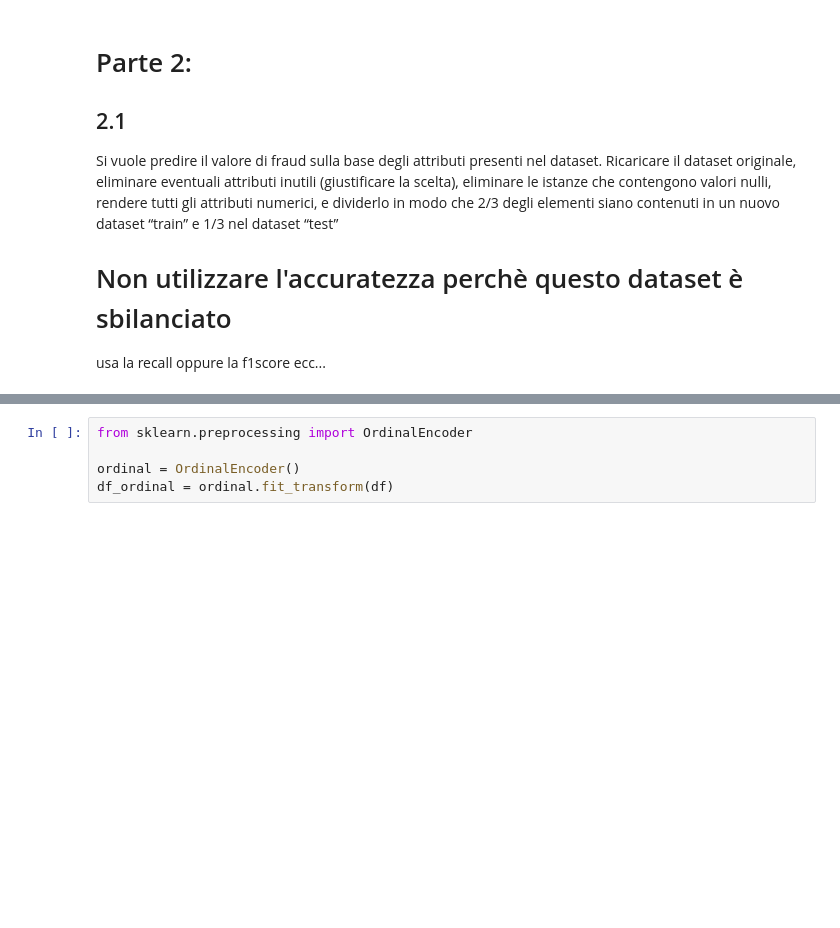
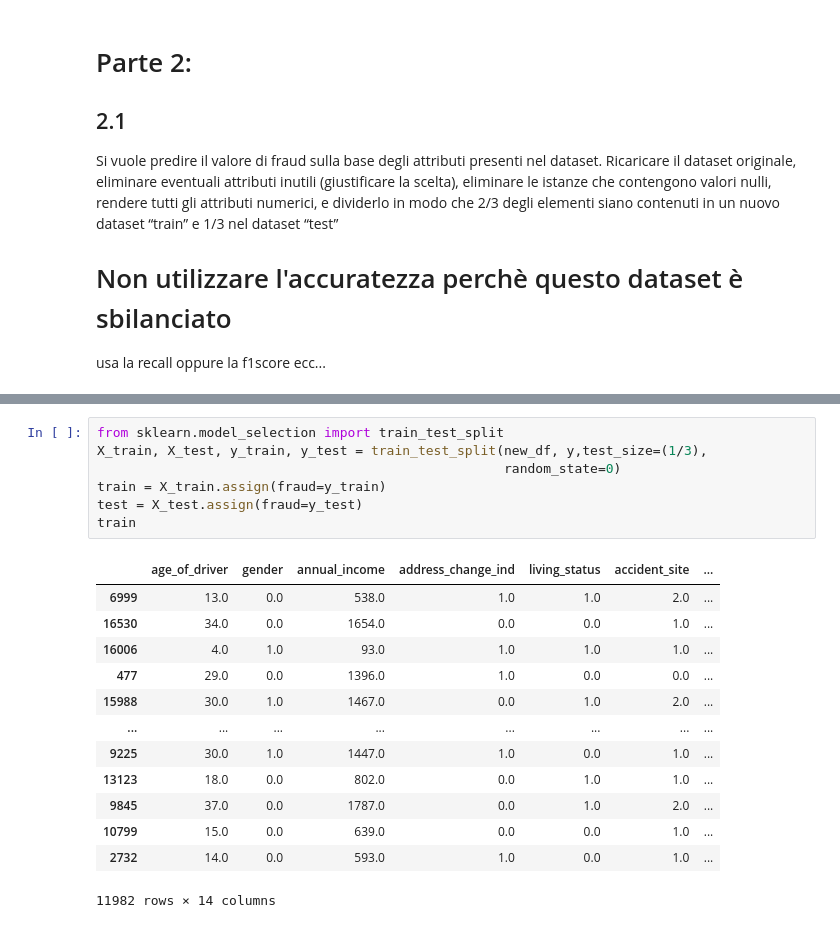
Before and after one commit to Rdm-Nico/BDTA, a Jupyter notebook: Esercitazioni/Esami/10_01_22.ipynb, the cells around one changed output, grey strips where cells are left out. Drawn from its saved outputs; the diff is of its cells as text; blank space fills up the shorter version.

```diff
--- a/Esercitazioni/Esami/10_01_22.ipynb
+++ b/Esercitazioni/Esami/10_01_22.ipynb
@@ -208,6 +202,22 @@ df
-# %%
-from sklearn.preprocessing import OrdinalEncoder
-
-ordinal = OrdinalEncoder()
-df_ordinal = ordinal.fit_transform(df)
+# %%
+from sklearn.model_selection import train_test_split
+X_train, X_test, y_train, y_test = train_test_split(new_df, y,test_size=(1/3),
+                                                    random_state=0)
+train = X_train.assign(fraud=y_train)
+test = X_test.assign(fraud=y_test)
+train
+# %% [output]
+|  | age_of_driver | gender | annual_income | address_change_ind | living_status | accident_site | ... |
+| 6999 | 13.0 | 0.0 | 538.0 | 1.0 | 1.0 | 2.0 | ... |
+| 16530 | 34.0 | 0.0 | 1654.0 | 0.0 | 0.0 | 1.0 | ... |
+| 16006 | 4.0 | 1.0 | 93.0 | 1.0 | 1.0 | 1.0 | ... |
+| 477 | 29.0 | 0.0 | 1396.0 | 1.0 | 0.0 | 0.0 | ... |
+| 15988 | 30.0 | 1.0 | 1467.0 | 0.0 | 1.0 | 2.0 | ... |
+| ... | ... | ... | ... | ... | ... | ... | ... |
+| 9225 | 30.0 | 1.0 | 1447.0 | 1.0 | 0.0 | 1.0 | ... |
+| 13123 | 18.0 | 0.0 | 802.0 | 0.0 | 1.0 | 1.0 | ... |
+| 9845 | 37.0 | 0.0 | 1787.0 | 0.0 | 1.0 | 2.0 | ... |
+| 10799 | 15.0 | 0.0 | 639.0 | 0.0 | 0.0 | 1.0 | ... |
+| 2732 | 14.0 | 0.0 | 593.0 | 1.0 | 0.0 | 1.0 | ... |
+11982 rows × 14 columns
 # %%
```
Also changed, not shown: parts of 25 cells of this notebook, 1 other file.
